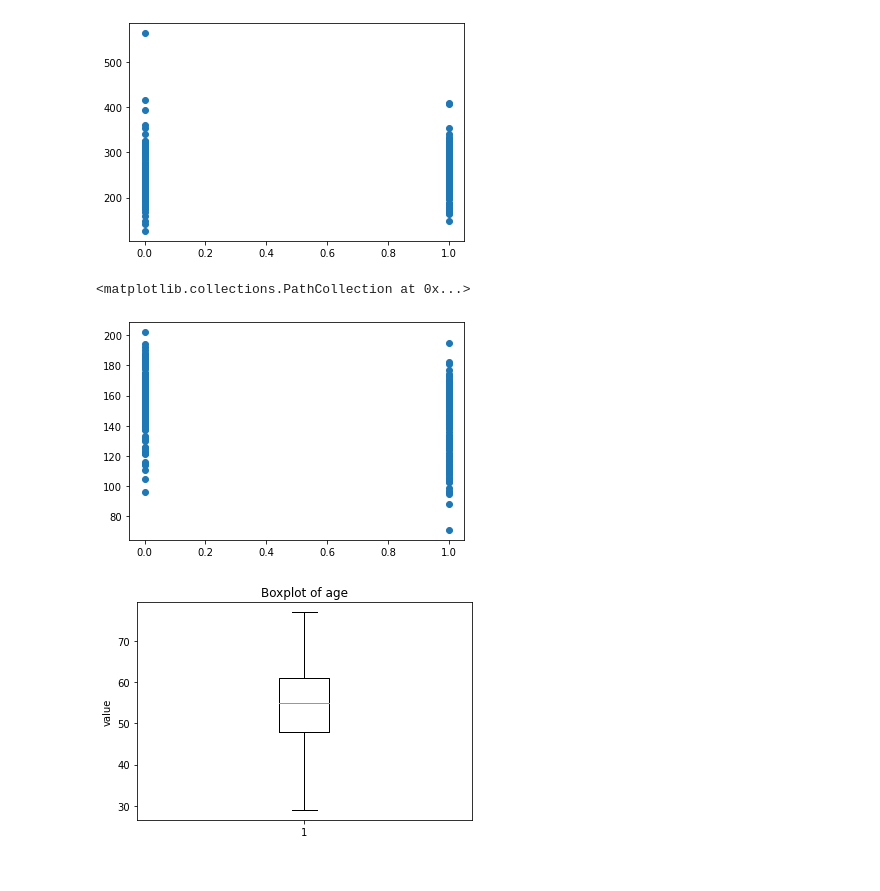
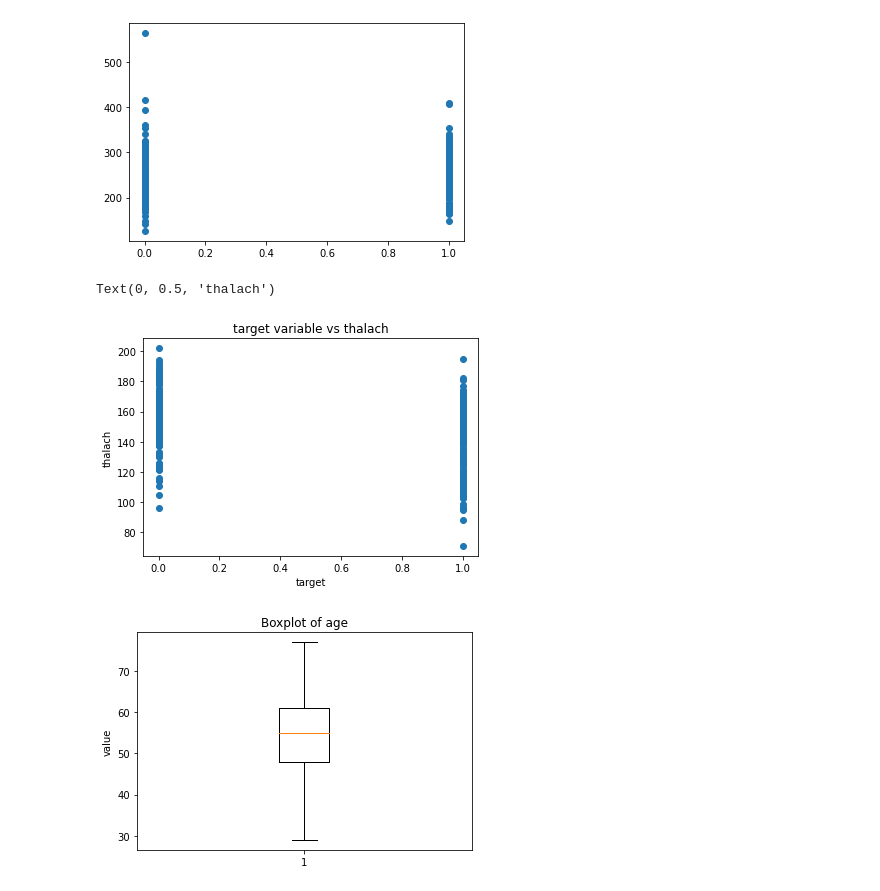
Before and after one commit to doironm1ATWIT/MachineLearning_Final, a Jupyter notebook: ML_Project.ipynb, the cells around one changed output. Cells and saved outputs as stored; diff of their text form; code cells hidden in the pictures.

```diff
--- a/ML_Project.ipynb
+++ b/ML_Project.ipynb
@@ -72,9 +76,12 @@ plt.scatter(df['target'], df['chol'])
 [figure]
 # %%
 plt.scatter(df['target'], df['thalach'])
+plt.title('target variable vs thalach')
+plt.xlabel('target')
+plt.ylabel('thalach')
 # %% [output]
-<matplotlib.collections.PathCollection at 0x...>
+Text(0, 0.5, 'thalach')
-[figure, old version]
+[figure, new version]
 # %%
 #I would like to keep all features to see what happens.
 # I don't believe that any feature engineering will be needed.
```
Also changed, not shown: parts of 2 cells of this notebook, 2 other files.
